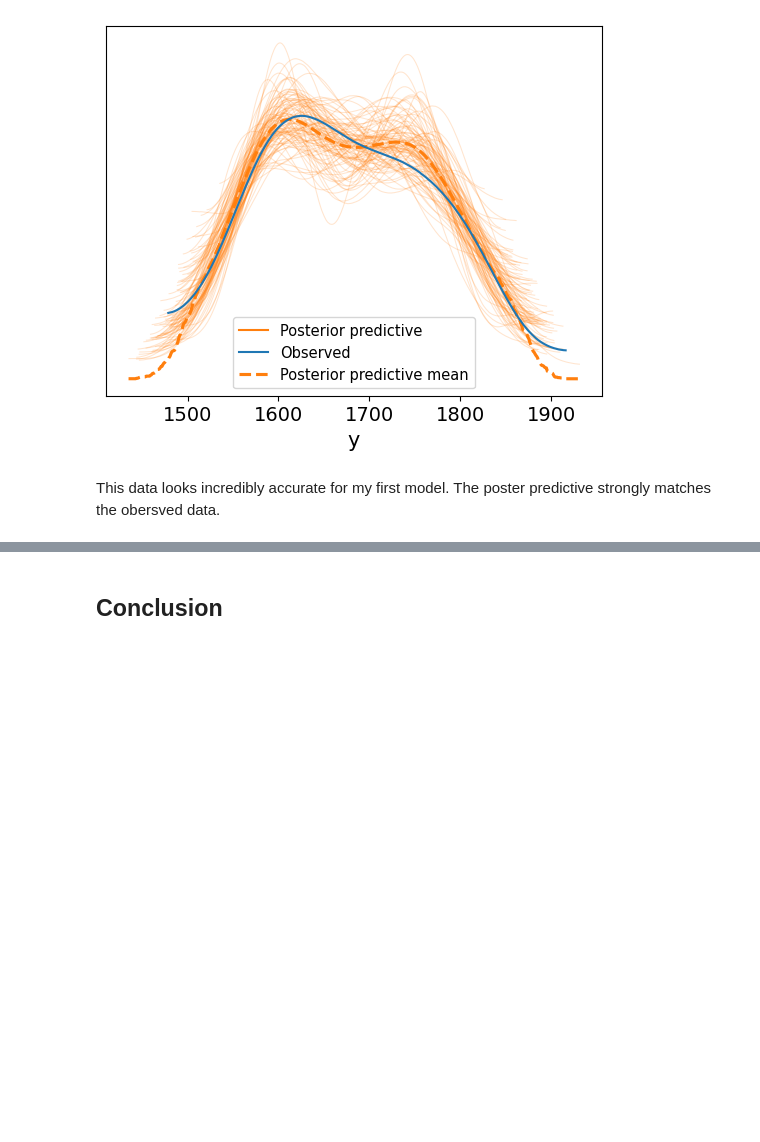
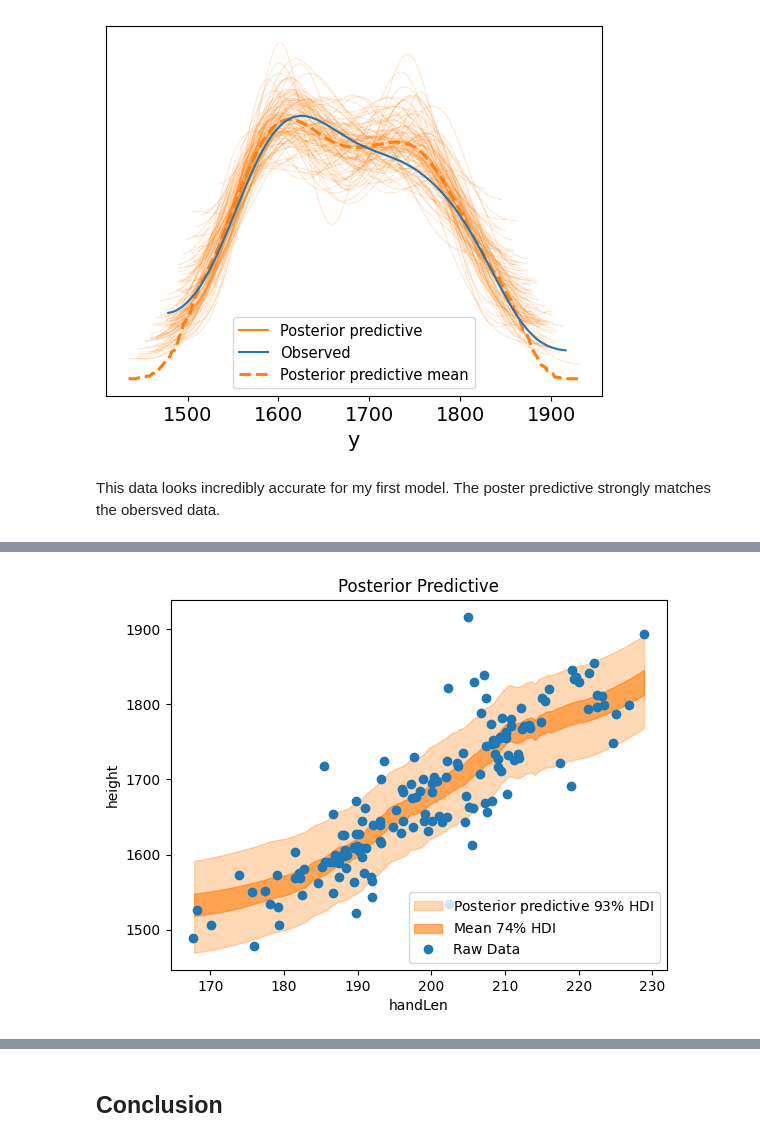
Before and after one commit to Ankit-LASA/Data-Science, a Jupyter notebook: AnkiBhasU8proj.ipynb, the cells around one changed output, grey strips where cells are left out. Saved outputs shown, nothing was run; the diff lists cells and outputs as text; code cells hidden in the pictures; blank space fills up the shorter version.

```diff
--- a/AnkiBhasU8proj.ipynb
+++ b/AnkiBhasU8proj.ipynb
@@ -156,0 +158,26 @@ ax.set(
+# %%
+idx = np.argsort(bodyType.handLen)
+fig, ax = plt.subplots()
+az.plot_hdi(
+    x=bodyType.handLen,
+    y=pps,
+    ax=ax,
+    hdi_prob=0.93,
+    fill_kwargs={"alpha": 0.3, "label": r"Posterior predictive $93\%$ HDI"},
+)
+az.plot_hdi(
+    x=bodyType.handLen,
+    y=posterior_mean,
+    ax=ax,
+    hdi_prob=0.74,
+    fill_kwargs={"alpha": 0.6, "label": r"Mean $74\%$ HDI"},
+)
+ax.plot(bodyType['handLen'], bodyType["height"], "o", c="C0", label="Raw Data")
+ax.legend(loc="lower right")
+ax.set(
+    title="Posterior Predictive",
+    xlabel="handLen",
+    ylabel="height",
+);
+# %% [output]
+[figure, added]
```
Also changed, not shown: parts of 8 cells of this notebook.
